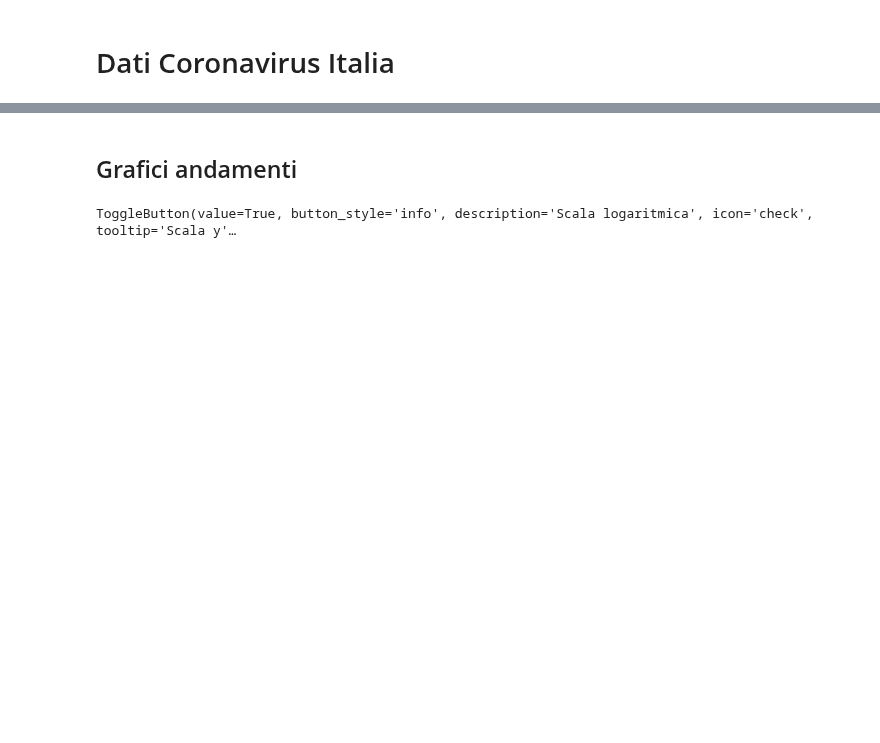
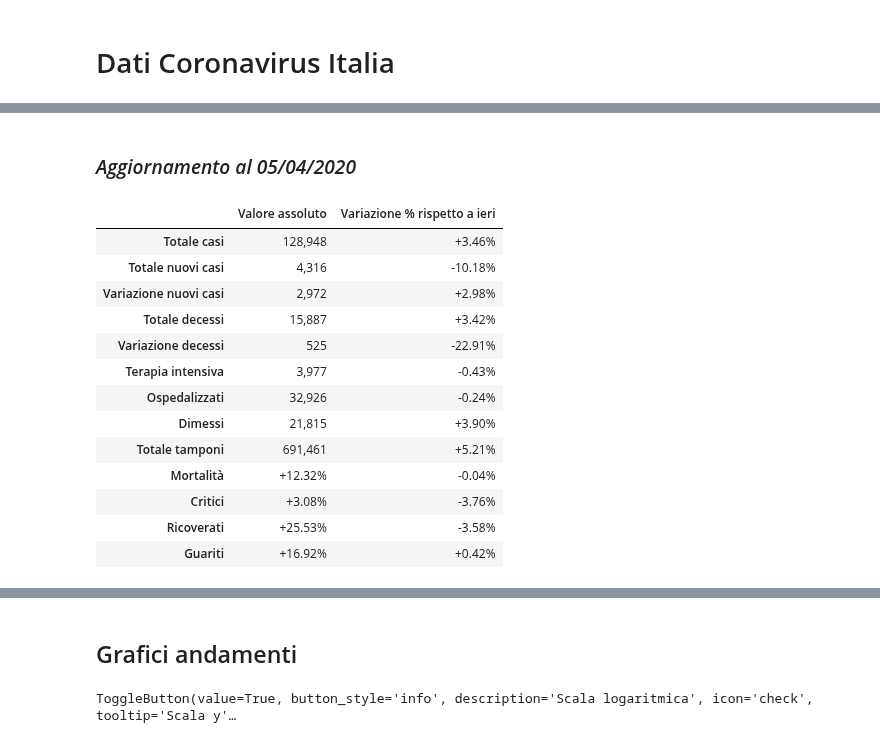
Before and after one commit to iosand71/covid19, a Jupyter notebook: covid19-italia.ipynb, the cells around one changed output, grey strips where cells are left out. Cells and saved outputs as stored; diff of their text form; code cells hidden in the pictures; blank space fills up the shorter version.

```diff
--- a/covid19-italia.ipynb
+++ b/covid19-italia.ipynb
@@ -165,0 +79,68 @@ Guariti:                 16.92%                 ( +0.42% )
+# %%
+# Data model:
+#   'data', 'stato', 'ricoverati_con_sintomi', 'terapia_intensiva',
+#   'totale_ospedalizzati', 'isolamento_domiciliare', 'totale_positivi',
+#   'variazione_totale_positivi', 'nuovi_positivi', 'dimessi_guariti',
+#   'deceduti', 'totale_casi', 'tamponi', 'note_it', 'note_en'
+
+
+statistics = data.loc[:,['data','totale_casi','nuovi_positivi','variazione_totale_positivi','deceduti',
+                       'nuovi_decessi','terapia_intensiva','totale_ospedalizzati','dimessi_guariti',
+                       'tamponi']]
+
+statistics.insert(0,'% mortalita', data.mortalita)
+statistics.insert(0,'% intensivi', data.intensivi)
+statistics.insert(0,'% ricoverati', data.ricoverati)
+statistics.insert(0,'% guariti', data.guariti)
+
+display(Markdown("### *Aggiornamento al " + updated_at + "*"))
+
+recap = pd.DataFrame({
+    'Valore assoluto': [data.totale_casi.iloc[-1], data.nuovi_positivi.iloc[-1],
+                        data.variazione_totale_positivi.iloc[-1], data.deceduti.iloc[-1],
+                        data.nuovi_decessi.iloc[-1], data.terapia_intensiva.iloc[-1],
+                        data.totale_ospedalizzati.iloc[-1], data.dimessi_guariti.iloc[-1],
+                        data.tamponi.iloc[-1], data.mortalita.iloc[-1], data.intensivi.iloc[-1],
+                        data.ricoverati.iloc[-1], data.guariti.iloc[-1]],
+    'Variazione % rispetto a ieri': [data_pct.totale_casi.iloc[-1], data_pct.nuovi_positivi.iloc[-1],
+                                     data_pct.variazione_totale_positivi.iloc[-1], data_pct.deceduti.iloc[-1],
+                                     data_pct.nuovi_decessi.iloc[-1], data_pct.terapia_intensiva.iloc[-1],
+                                     data_pct.totale_ospedalizzati.iloc[-1], data_pct.dimessi_guariti.iloc[-1],
+                                     data_pct.tamponi.iloc[-1], data_pct.mortalita.iloc[-1],
+                                     data_pct.intensivi.iloc[-1], data_pct.ricoverati.iloc[-1],
+                                     data_pct.guariti.iloc[-1]]
+}, index=['Totale casi', 'Totale nuovi casi', 'Variazione nuovi casi', 'Totale decessi',
+             'Variazione decessi','Terapia intensiva','Ospedalizzati','Dimessi','Totale tamponi',
+             'Mortalità', 'Critici', 'Ricoverati','Guariti'])
+
+formatters = {
+    'Mortalità': '{:+.2%}'.format,
+    'Critici': '{:+.2%}'.format,
+    'Ricoverati': '{:+.2%}'.format,
+    'Guariti': '{:+.2%}'.format
+}
+
+recap_style = recap.style
+recap_style.set_table_styles(styles)
+recap_style.format('{:,.0f}'.format)
+recap_style.format('{:+.2%}'.format, subset=['Variazione % rispetto a ieri'])
+recap_style.applymap(color_negative)
+styler = format_row_wise(recap_style, formatters)
+
+display(recap_style)
+# %% [output]
+### *Aggiornamento al 05/04/2020*
+|  | Valore assoluto | Variazione % rispetto a ieri |
+| Totale casi | 128,948 | +3.46% |
+| Totale nuovi casi | 4,316 | -10.18% |
+| Variazione nuovi casi | 2,972 | +2.98% |
+| Totale decessi | 15,887 | +3.42% |
+| Variazione decessi | 525 | -22.91% |
+| Terapia intensiva | 3,977 | -0.43% |
+| Ospedalizzati | 32,926 | -0.24% |
+| Dimessi | 21,815 | +3.90% |
+| Totale tamponi | 691,461 | +5.21% |
+| Mortalità | +12.32% | -0.04% |
+| Critici | +3.08% | -3.76% |
+| Ricoverati | +25.53% | -3.58% |
+| Guariti | +16.92% | +0.42% |
```
Also changed, not shown: parts of 8 cells of this notebook.
